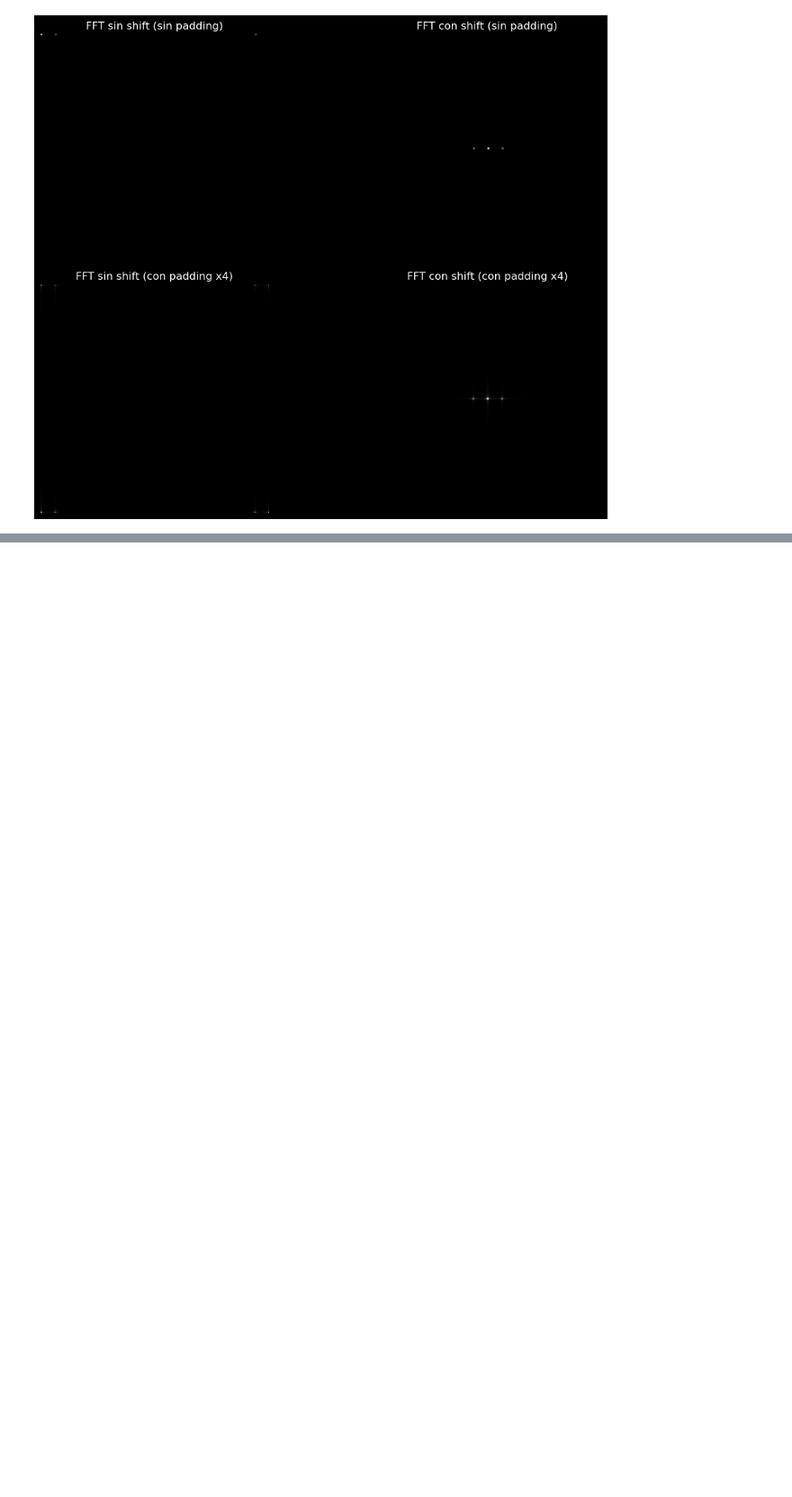
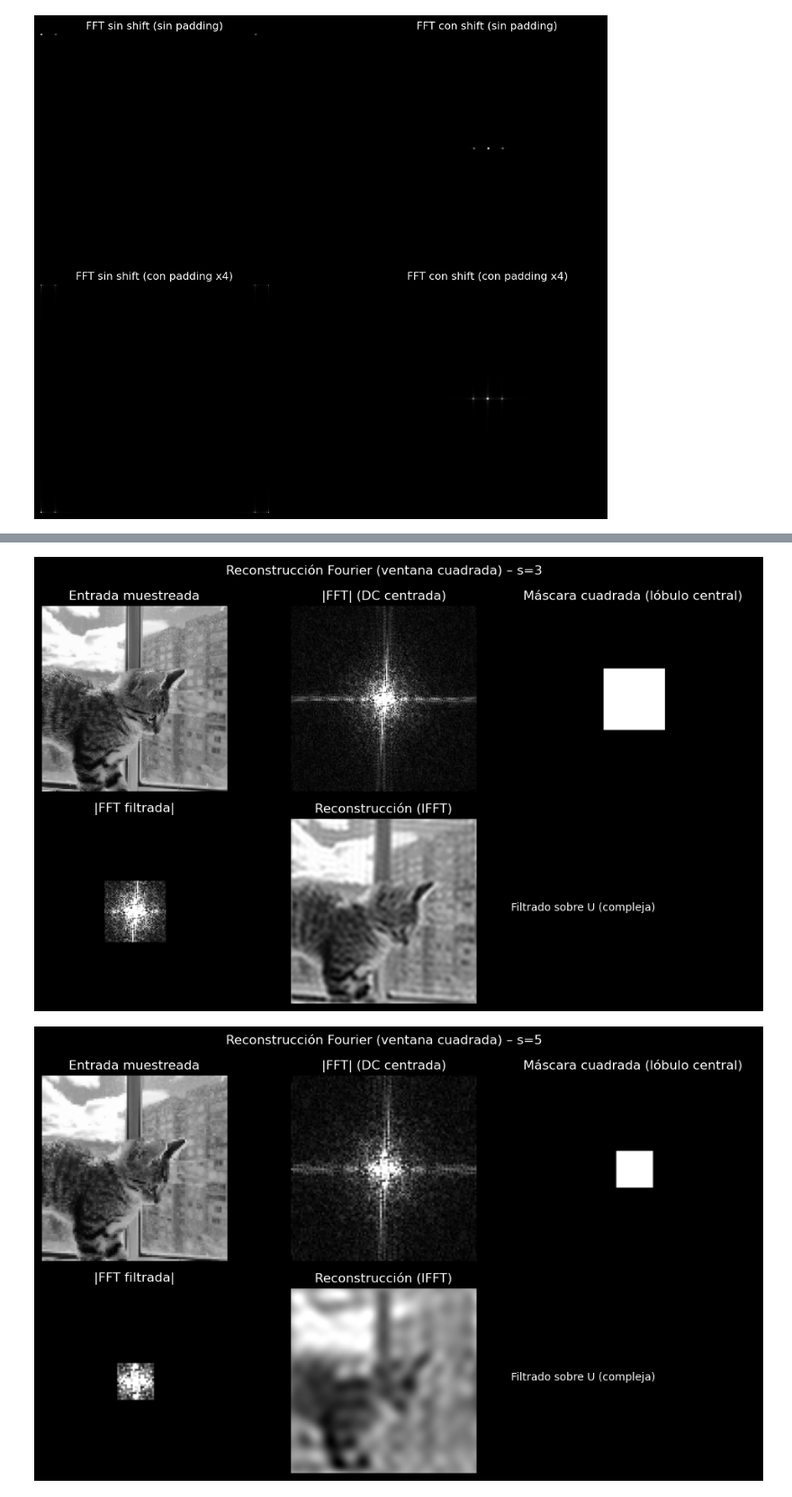
Before and after one commit to Miguel-Perdomo/fourier-optics, a Jupyter notebook: talleres/taller1/notebooks/Primeros_Reconocimientos.ipynb, the cells around one changed output, grey strips where cells are left out. Shown at 90% size. Saved outputs shown, nothing was run; the diff lists cells and outputs as text; code cells hidden in the pictures; blank space fills up the shorter version.

```diff
--- a/talleres/taller1/notebooks/Primeros_Reconocimientos.ipynb
+++ b/talleres/taller1/notebooks/Primeros_Reconocimientos.ipynb
@@ -188,0 +486,17 @@ plt.show()
+# %%
+# === Automatizar para todas las imágenes muestreadas ===
+paths_sampled = {
+    3: os.path.join(results_path, "Imagen_prueba_sampled_3.png"),
+    5: os.path.join(results_path, "Imagen_prueba_sampled_5.png"),
+    7: os.path.join(results_path, "Imagen_prueba_sampled_7.png"),
+}
+
+for s, path in paths_sampled.items():
+    if not os.path.exists(path):
+        print(f"⚠️ No se encontró {path}, saltando...")
+        continue
+    img_s = cv2.imread(path, cv2.IMREAD_GRAYSCALE)
+    rec, mask = recon_fourier_square(img_s, s, show=True, save_dir=results_path, tag=f"_Imagen_prueba")
+# %% [output]
+[figure, added]
+[figure, added]
```
Also changed, not shown: parts of 19 cells of this notebook, 10 other files.
